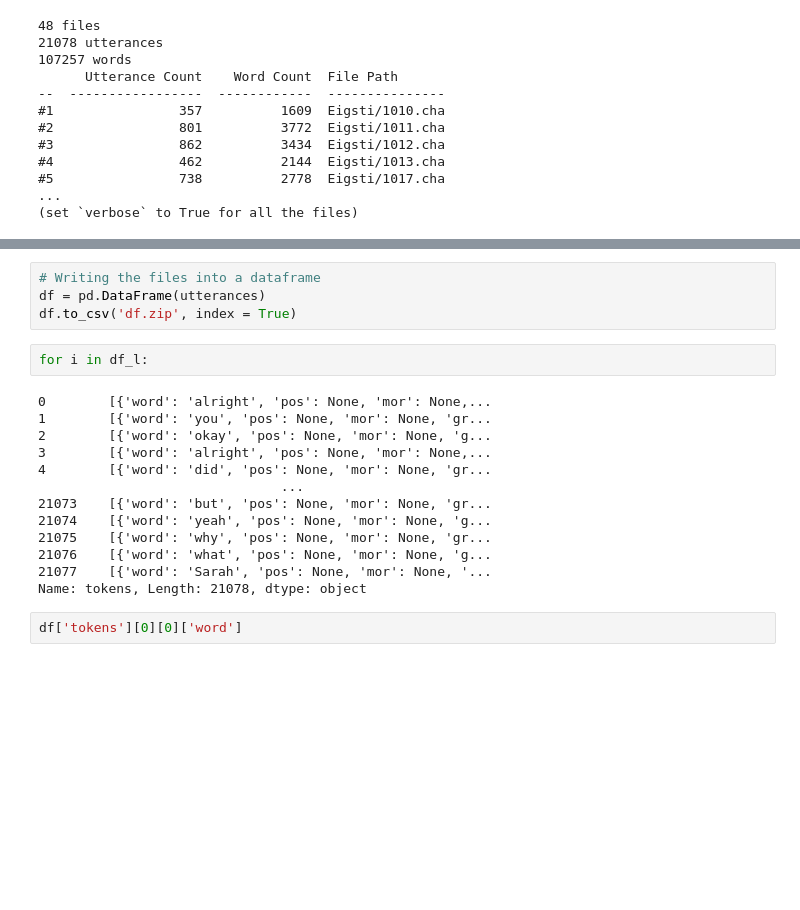
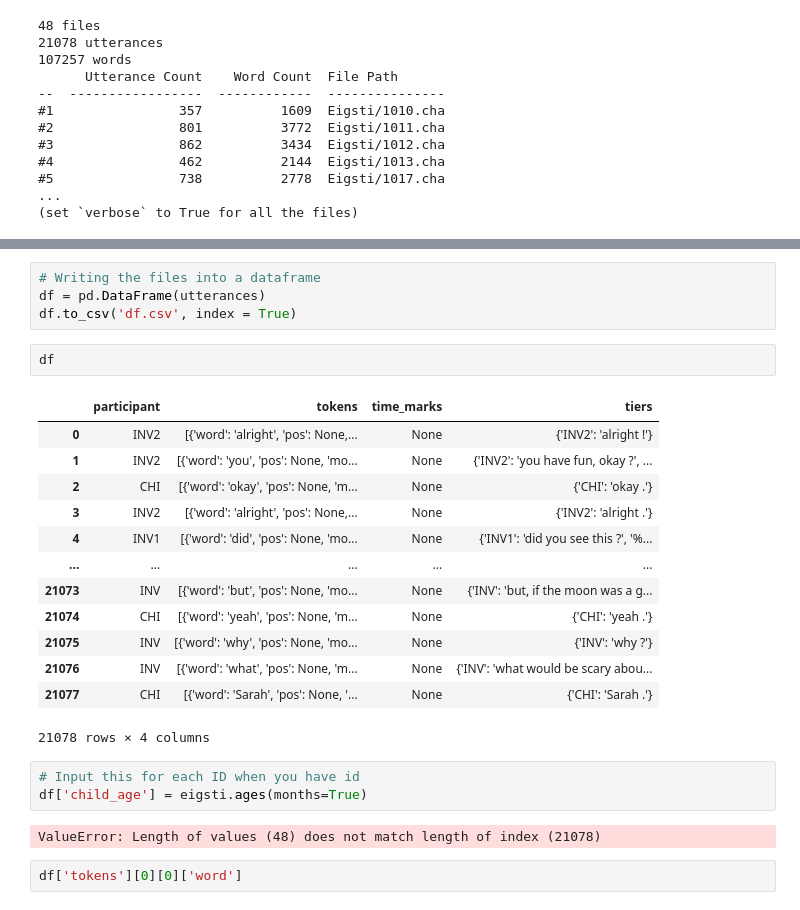
Before and after one commit to kristianseverin/ASD_classification, a Jupyter notebook: data_inspection.ipynb, the cells around one changed output, grey strips where cells are left out. Saved outputs shown, nothing was run; the diff lists cells and outputs as text; blank space fills up the shorter version.

```diff
--- a/data_inspection.ipynb
+++ b/data_inspection.ipynb
@@ -91,22 +115,28 @@ utterances
 # %%
 # Writing the files into a dataframe
 df = pd.DataFrame(utterances)
-df.to_csv('df.zip', index = True)
+df.to_csv('df.csv', index = True)
-# %%
-for i in df_l:
-# %% [output]
-0        [{'word': 'alright', 'pos': None, 'mor': None,...
-1        [{'word': 'you', 'pos': None, 'mor': None, 'gr...
-2        [{'word': 'okay', 'pos': None, 'mor': None, 'g...
-3        [{'word': 'alright', 'pos': None, 'mor': None,...
-4        [{'word': 'did', 'pos': None, 'mor': None, 'gr...
-                               ...
-21073    [{'word': 'but', 'pos': None, 'mor': None, 'gr...
-21074    [{'word': 'yeah', 'pos': None, 'mor': None, 'g...
-21075    [{'word': 'why', 'pos': None, 'mor': None, 'gr...
-21076    [{'word': 'what', 'pos': None, 'mor': None, 'g...
-21077    [{'word': 'Sarah', 'pos': None, 'mor': None, '...
-Name: tokens, Length: 21078, dtype: object
+# %%
+df
+# %% [output]
+|  | participant | tokens | time_marks | tiers |
+| 0 | INV2 | [{'word': 'alright', 'pos': None,... | None | {'INV2': 'alright !'} |
+| 1 | INV2 | [{'word': 'you', 'pos': None, 'mo... | None | {'INV2': 'you have fun, okay ?', ... |
+| 2 | CHI | [{'word': 'okay', 'pos': None, 'm... | None | {'CHI': 'okay .'} |
+| 3 | INV2 | [{'word': 'alright', 'pos': None,... | None | {'INV2': 'alright .'} |
+| 4 | INV1 | [{'word': 'did', 'pos': None, 'mo... | None | {'INV1': 'did you see this ?', '%... |
+| ... | ... | ... | ... | ... |
+| 21073 | INV | [{'word': 'but', 'pos': None, 'mo... | None | {'INV': 'but, if the moon was a g... |
+| 21074 | CHI | [{'word': 'yeah', 'pos': None, 'm... | None | {'CHI': 'yeah .'} |
+| 21075 | INV | [{'word': 'why', 'pos': None, 'mo... | None | {'INV': 'why ?'} |
+| 21076 | INV | [{'word': 'what', 'pos': None, 'm... | None | {'INV': 'what would be scary abou... |
+| 21077 | CHI | [{'word': 'Sarah', 'pos': None, '... | None | {'CHI': 'Sarah .'} |
+21078 rows × 4 columns
+# %%
+# Input this for each ID when you have id
+df['child_age'] = eigsti.ages(months=True)
+# %% [output]
+ValueError: Length of values (48) does not match length of index (21078)
 # %%
 df['tokens'][0][0]['word']
 # %% [output]
```
Also changed, not shown: parts of 7 cells of this notebook, 1 other file.
